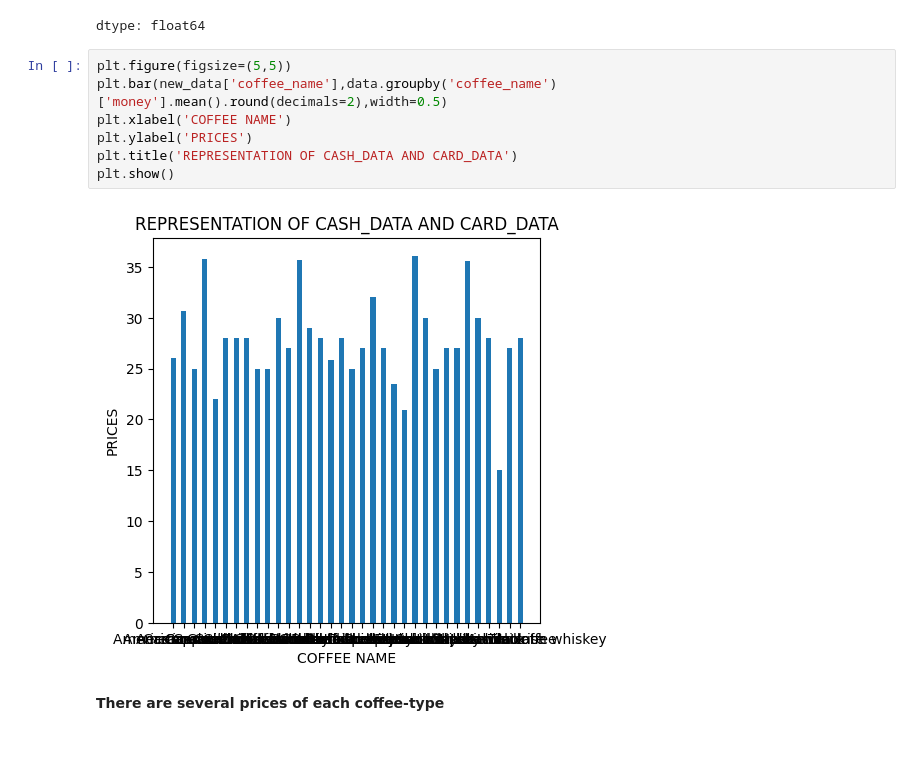
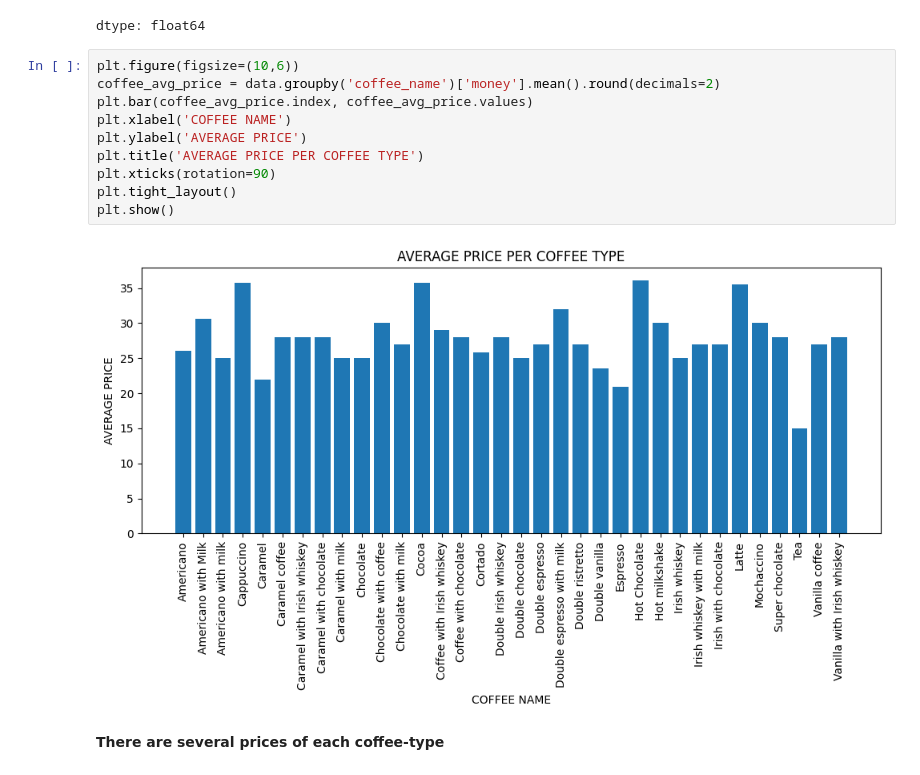
Before and after one commit to Imadittyaa/coffee-sales, a Jupyter notebook: coffee_sales.ipynb, the cells around one changed output. Drawn from its saved outputs; the diff is of its cells as text; blank space fills up the shorter version.

```diff
--- a/coffee_sales.ipynb
+++ b/coffee_sales.ipynb
@@ -200,14 +213,17 @@ data.groupby('coffee_name')['money'].mean().round(decimals=2)
 | Vanilla with Irish whiskey | 28.00 |
 dtype: float64
 # %%
-plt.figure(figsize=(5,5))
-plt.bar(new_data['coffee_name'],data.groupby('coffee_name')['money'].mean().round(decimals=2),width=0.5)
+plt.figure(figsize=(10,6))
+coffee_avg_price = data.groupby('coffee_name')['money'].mean().round(decimals=2)
+plt.bar(coffee_avg_price.index, coffee_avg_price.values)
 plt.xlabel('COFFEE NAME')
-plt.ylabel('PRICES')
-plt.title('REPRESENTATION OF CASH_DATA AND CARD_DATA')
+plt.ylabel('AVERAGE PRICE')
+plt.title('AVERAGE PRICE PER COFFEE TYPE')
+plt.xticks(rotation=90)
+plt.tight_layout()
 plt.show()
 # %% [output]
-[figure, old version]
+[figure, new version]
 # %% [markdown]
 **There are several prices of each coffee-type**
 # %% [markdown]
```
Also changed, not shown: parts of 2 cells of this notebook.
